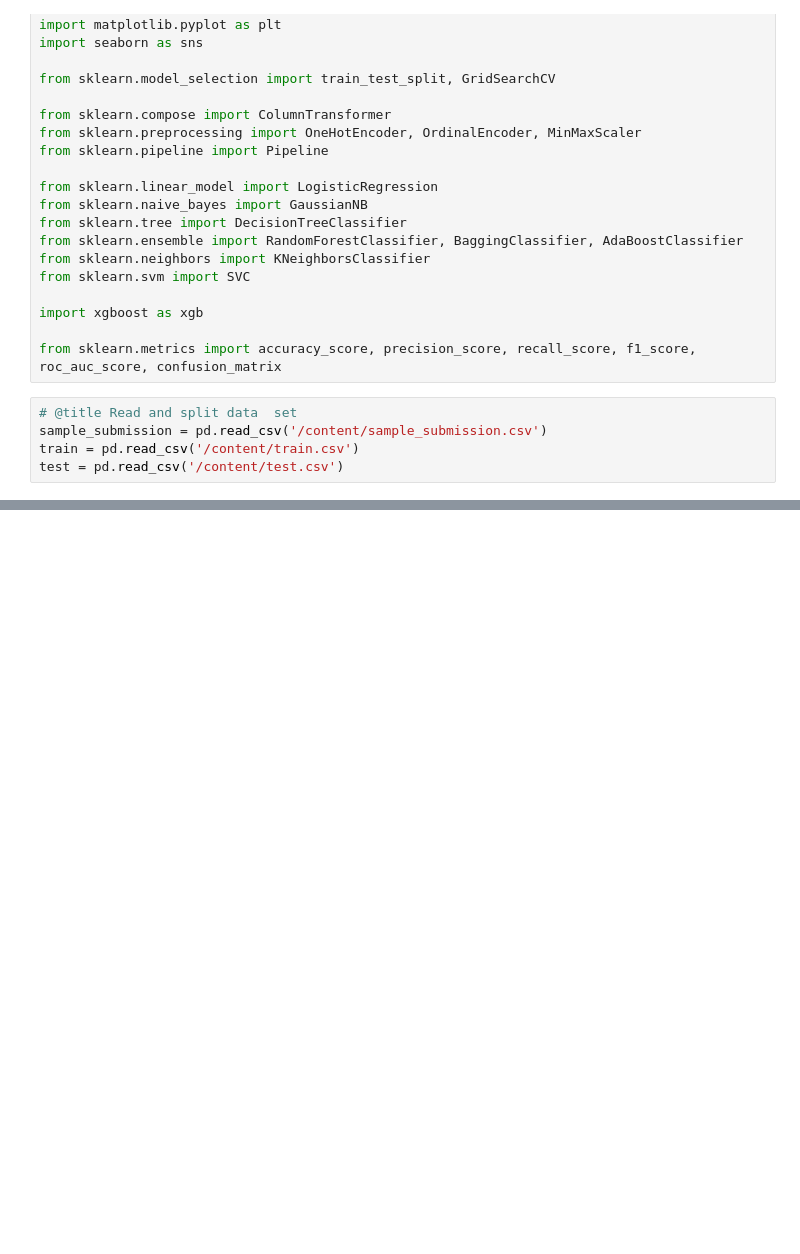
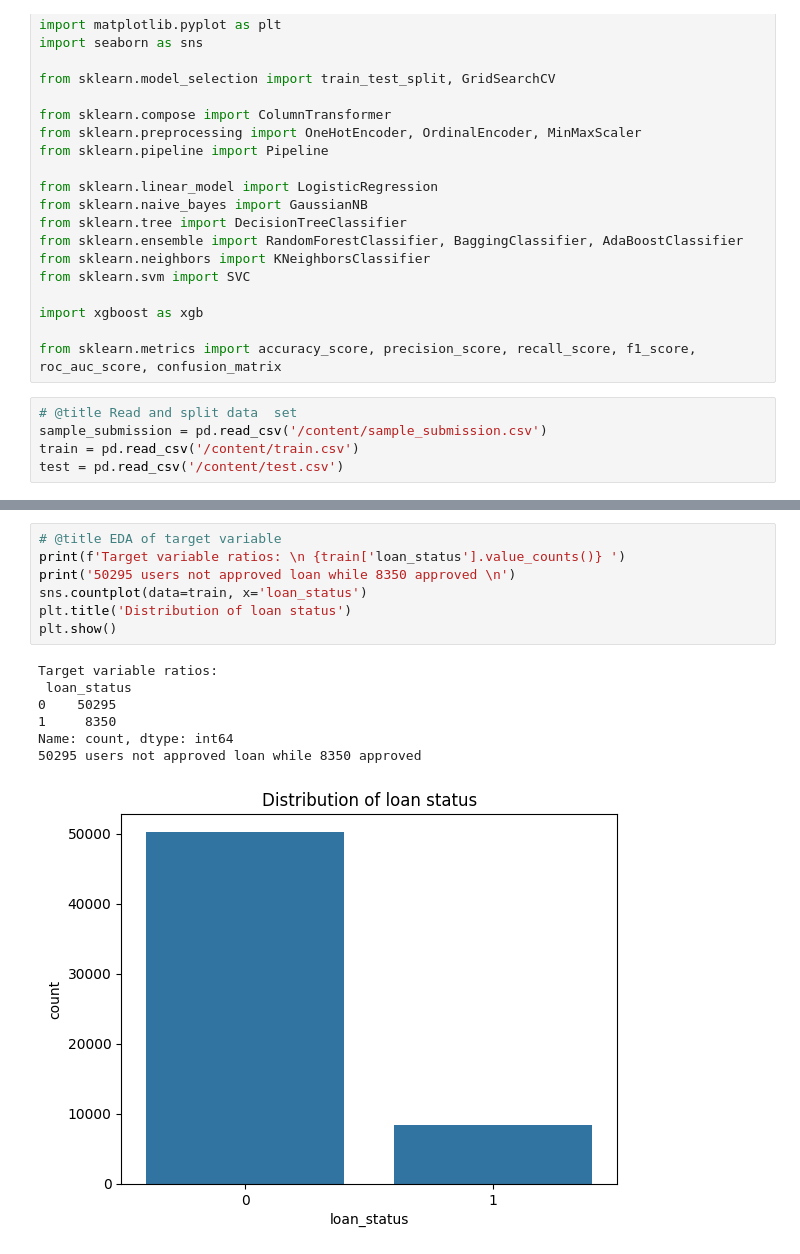
Before and after one commit to KartikayBhardwaj-dev/Ai_lab, a Jupyter notebook: ai_lab_Week02.ipynb, the cells around one changed output, grey strips where cells are left out. Drawn from its saved outputs; the diff is of its cells as text; blank space fills up the shorter version.

Commit message:
week 2 end to end loan prediction project

```diff
--- a/ai_lab_Week02.ipynb
+++ b/ai_lab_Week02.ipynb
@@ -54,0 +74,15 @@ Train data info and shape
+# %%
+# @title EDA of target variable
+print(f'Target variable ratios: \n {train['loan_status'].value_counts()} ')
+print('50295 users not approved loan while 8350 approved \n')
+sns.countplot(data=train, x='loan_status')
+plt.title('Distribution of loan status')
+plt.show()
+# %% [output]
+Target variable ratios:
+ loan_status
+0    50295
+1     8350
+Name: count, dtype: int64
+50295 users not approved loan while 8350 approved
+[figure, added]
```
Also changed, not shown: parts of 14 cells of this notebook.
